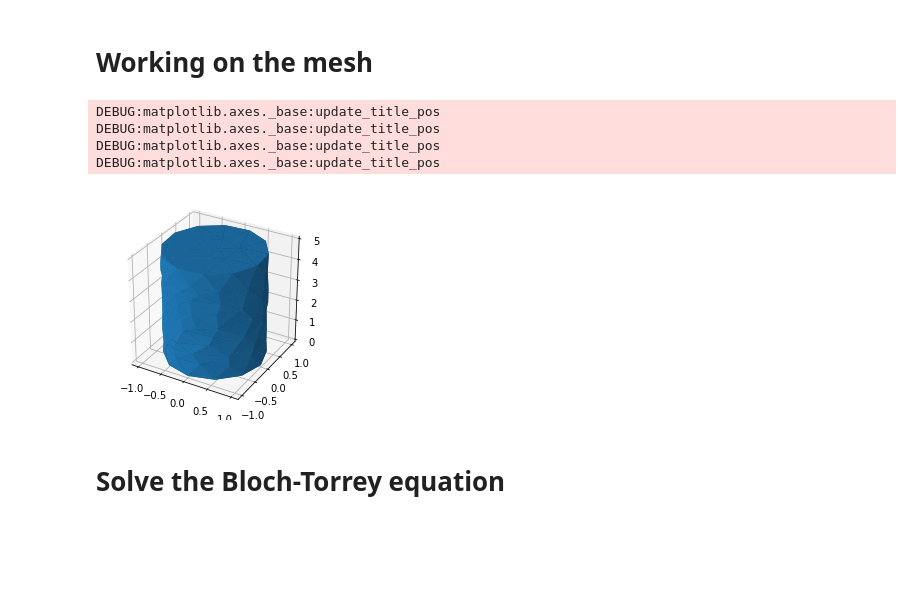
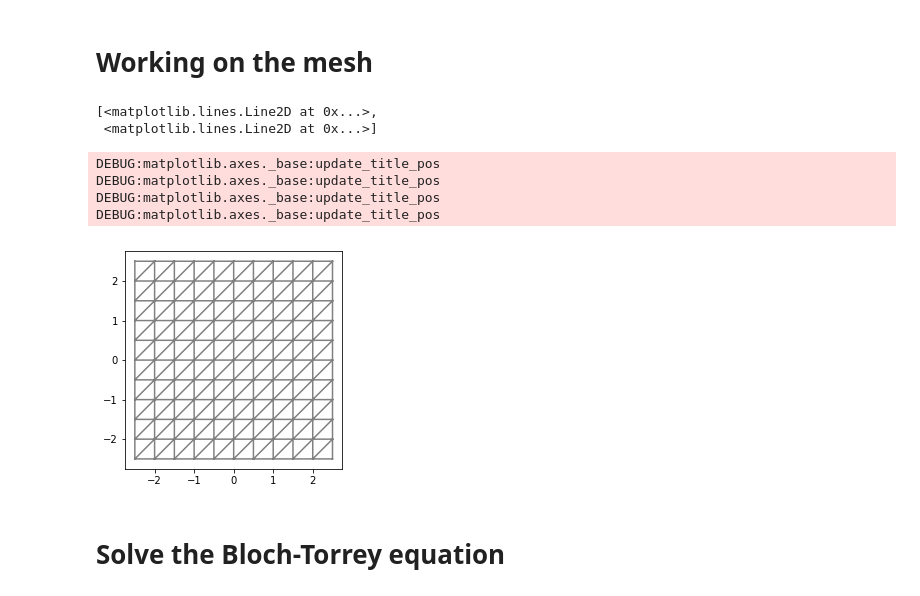
Before and after one commit to van-dang/DMRI-FEM-Cloud, a Jupyter notebook: ConvergenceTest.ipynb, the cells around one changed output. Saved outputs shown, nothing was run; the diff lists cells and outputs as text; code cells hidden in the pictures; blank space fills up the shorter version.

```diff
--- a/ConvergenceTest.ipynb
+++ b/ConvergenceTest.ipynb
@@ -103,28 +103,30 @@ from DmriFemBuitInFunc import *
 # %%
 geo_choice = 3
 if geo_choice == 1:
     mesh_file = "fru_M_100383_1D.xml"
 else:
     mesh_file = "fru_M_100383_3D.xml"
 mesh_file_exists = os.path.isfile(mesh_file)
 if (mesh_file_exists==False):
     !wget https://github.com/van-dang/MRI-Cloud/raw/mesh/$mesh_file''.zip
     !unzip -q $mesh_file''.zip
 
 # mymesh = Mesh(mesh_file);
+#n = 40;
+#geometry = Cylinder(Point(0, 0, -2.5), Point(0, 0, 2.5), 1, 1)
+#mymesh = generate_mesh(geometry, n)
 
-geometry = Cylinder(Point(0, 0, 0), Point(0, 0, 5), 1, 1)
-
-# Making Mesh (40 corresponds to the mesh density)
-mymesh = generate_mesh(geometry, 10)
-
+n=10;
+mymesh = RectangleMesh(Point(-2.5, -2.5), Point(2.5, 2.5), n, n)
 plot(mymesh)
 # %% [output]
-DEBUG:matplotlib.axes._base:update_title_pos
-DEBUG:matplotlib.axes._base:update_title_pos
-DEBUG:matplotlib.axes._base:update_title_pos
-DEBUG:matplotlib.axes._base:update_title_pos
+[<matplotlib.lines.Line2D at 0x...>,
+ <matplotlib.lines.Line2D at 0x...>]
+DEBUG:matplotlib.axes._base:update_title_pos
+DEBUG:matplotlib.axes._base:update_title_pos
+DEBUG:matplotlib.axes._base:update_title_pos
+DEBUG:matplotlib.axes._base:update_title_pos
-[figure, old version]
+[figure, new version]
 # %% [markdown]
 # Solve the Bloch-Torrey equation
 # %%
```
Also changed, not shown: parts of 3 cells of this notebook.
